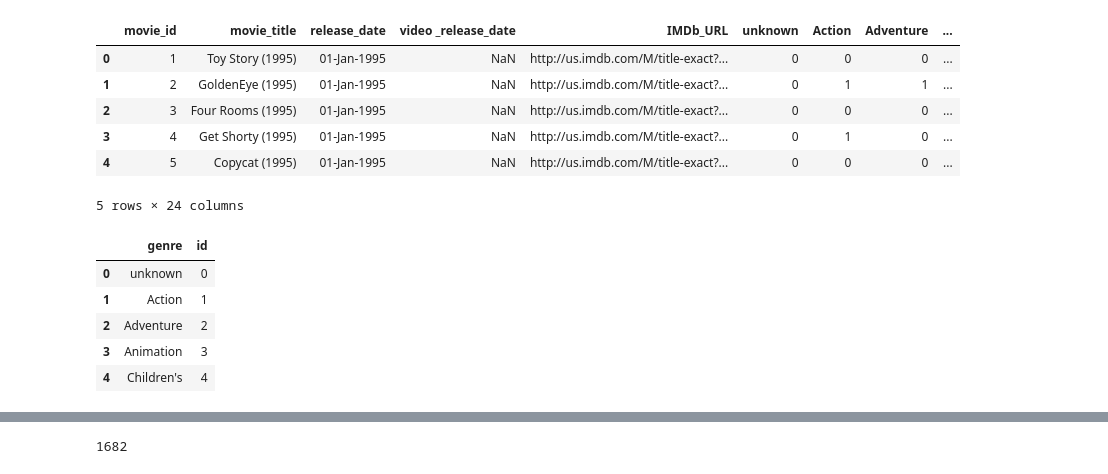
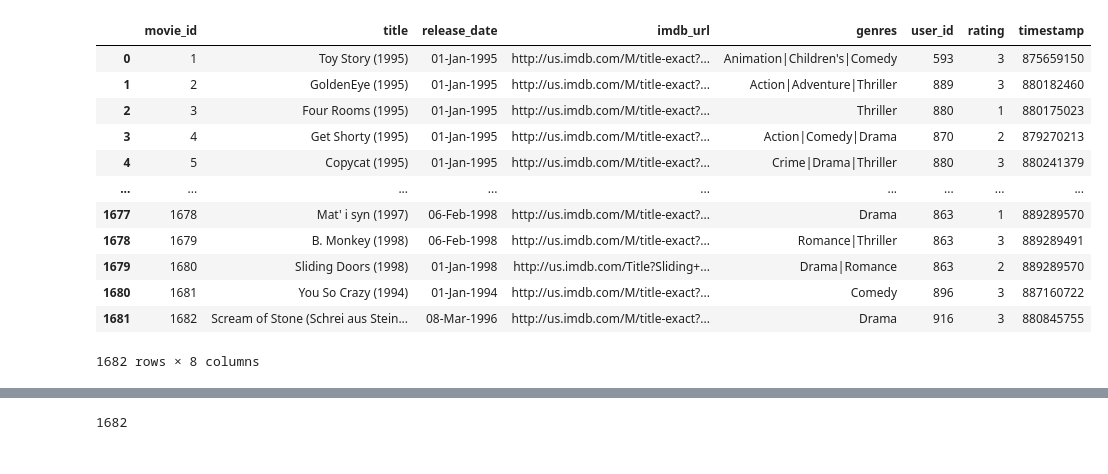
Before and after one commit to SweetyPatel3013/recommendation_system, a Jupyter notebook: HybridRecommender.ipynb, the cells around one changed output, grey strips where cells are left out. Saved outputs shown, nothing was run; the diff lists cells and outputs as text; code cells hidden in the pictures.

```diff
--- a/HybridRecommender.ipynb
+++ b/HybridRecommender.ipynb
@@ -16,26 +8,19 @@ u_data.head()
-# %%
-u_items = pd.read_csv('u.item.txt',
-                      sep='|',
-                     names=['movie_id', 'movie_title', 'release_date', 'video _release_date', 'IMDb_URL',
-                             'unknown', 'Action', 'Adventure', 'Animation','Childrens', 'Comedy', 'Crime',
-                             'Documentary', 'Drama', 'Fantasy', 'Film-Noir', 'Horror', 'Musical',
-                             'Mystery', 'Romance', 'Sci-Fi', 'Thriller', 'War', 'Western'])
-u_items.head()
-# %% [output]
-|  | movie_id | movie_title | release_date | video _release_date | IMDb_URL | unknown | Action | Adventure | ... |
-| 0 | 1 | Toy Story (1995) | 01-Jan-1995 | NaN | http://us.imdb.com/M/title-exact?... | 0 | 0 | 0 | ... |
-| 1 | 2 | GoldenEye (1995) | 01-Jan-1995 | NaN | http://us.imdb.com/M/title-exact?... | 0 | 1 | 1 | ... |
-| 2 | 3 | Four Rooms (1995) | 01-Jan-1995 | NaN | http://us.imdb.com/M/title-exact?... | 0 | 0 | 0 | ... |
-| 3 | 4 | Get Shorty (1995) | 01-Jan-1995 | NaN | http://us.imdb.com/M/title-exact?... | 0 | 1 | 0 | ... |
-| 4 | 5 | Copycat (1995) | 01-Jan-1995 | NaN | http://us.imdb.com/M/title-exact?... | 0 | 0 | 0 | ... |
-5 rows × 24 columns
-# %%
-u_genre = pd.read_csv('u.genre.txt', sep='|', names=['genre', 'id'])
-u_genre.head()
-# %% [output]
-|  | genre | id |
-| 0 | unknown | 0 |
-| 1 | Action | 1 |
-| 2 | Adventure | 2 |
-| 3 | Animation | 3 |
-| 4 | Children's | 4 |
+# %%
+movie_data = pd.read_csv('data_files/sorted_movie_data.csv')
+movie_data.drop(['Unnamed: 0'], axis=1, inplace=True)
+movie_data = movie_data.groupby('movie_id',as_index=False,sort=False).last()
+movie_data
+# %% [output]
+|  | movie_id | title | release_date | imdb_url | genres | user_id | rating | timestamp |
+| 0 | 1 | Toy Story (1995) | 01-Jan-1995 | http://us.imdb.com/M/title-exact?... | Animation|Children's|Comedy | 593 | 3 | 875659150 |
+| 1 | 2 | GoldenEye (1995) | 01-Jan-1995 | http://us.imdb.com/M/title-exact?... | Action|Adventure|Thriller | 889 | 3 | 880182460 |
+| 2 | 3 | Four Rooms (1995) | 01-Jan-1995 | http://us.imdb.com/M/title-exact?... | Thriller | 880 | 1 | 880175023 |
+| 3 | 4 | Get Shorty (1995) | 01-Jan-1995 | http://us.imdb.com/M/title-exact?... | Action|Comedy|Drama | 870 | 2 | 879270213 |
+| 4 | 5 | Copycat (1995) | 01-Jan-1995 | http://us.imdb.com/M/title-exact?... | Crime|Drama|Thriller | 880 | 3 | 880241379 |
+| ... | ... | ... | ... | ... | ... | ... | ... | ... |
+| 1677 | 1678 | Mat' i syn (1997) | 06-Feb-1998 | http://us.imdb.com/M/title-exact?... | Drama | 863 | 1 | 889289570 |
+| 1678 | 1679 | B. Monkey (1998) | 06-Feb-1998 | http://us.imdb.com/M/title-exact?... | Romance|Thriller | 863 | 3 | 889289491 |
+| 1679 | 1680 | Sliding Doors (1998) | 01-Jan-1998 | http://us.imdb.com/Title?Sliding+... | Drama|Romance | 863 | 2 | 889289570 |
+| 1680 | 1681 | You So Crazy (1994) | 01-Jan-1994 | http://us.imdb.com/M/title-exact?... | Comedy | 896 | 3 | 887160722 |
+| 1681 | 1682 | Scream of Stone (Schrei aus Stein... | 08-Mar-1996 | http://us.imdb.com/M/title-exact?... | Drama | 916 | 3 | 880845755 |
+1682 rows × 8 columns
```
Also changed, not shown: parts of 13 cells of this notebook, 53 other files.
